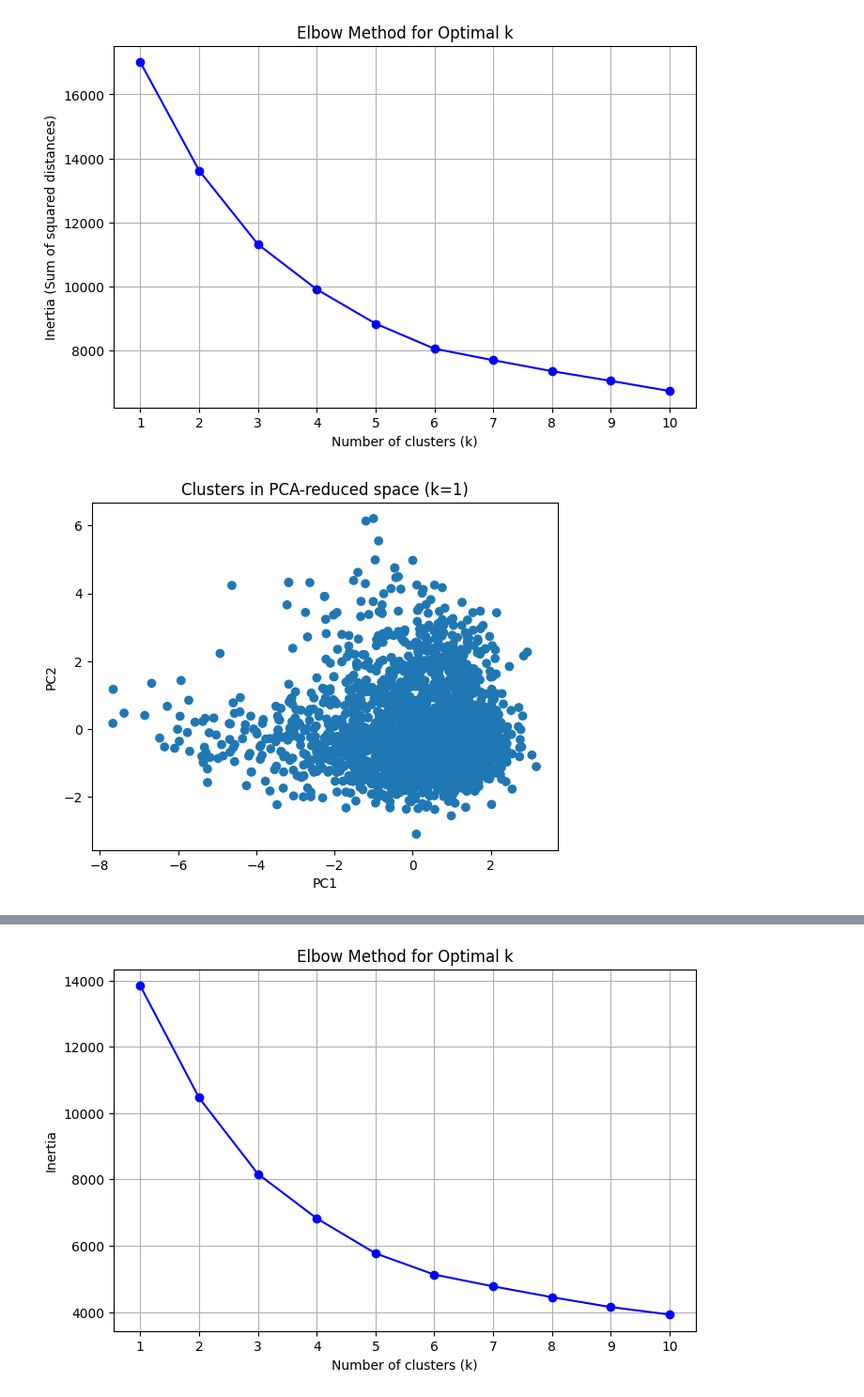
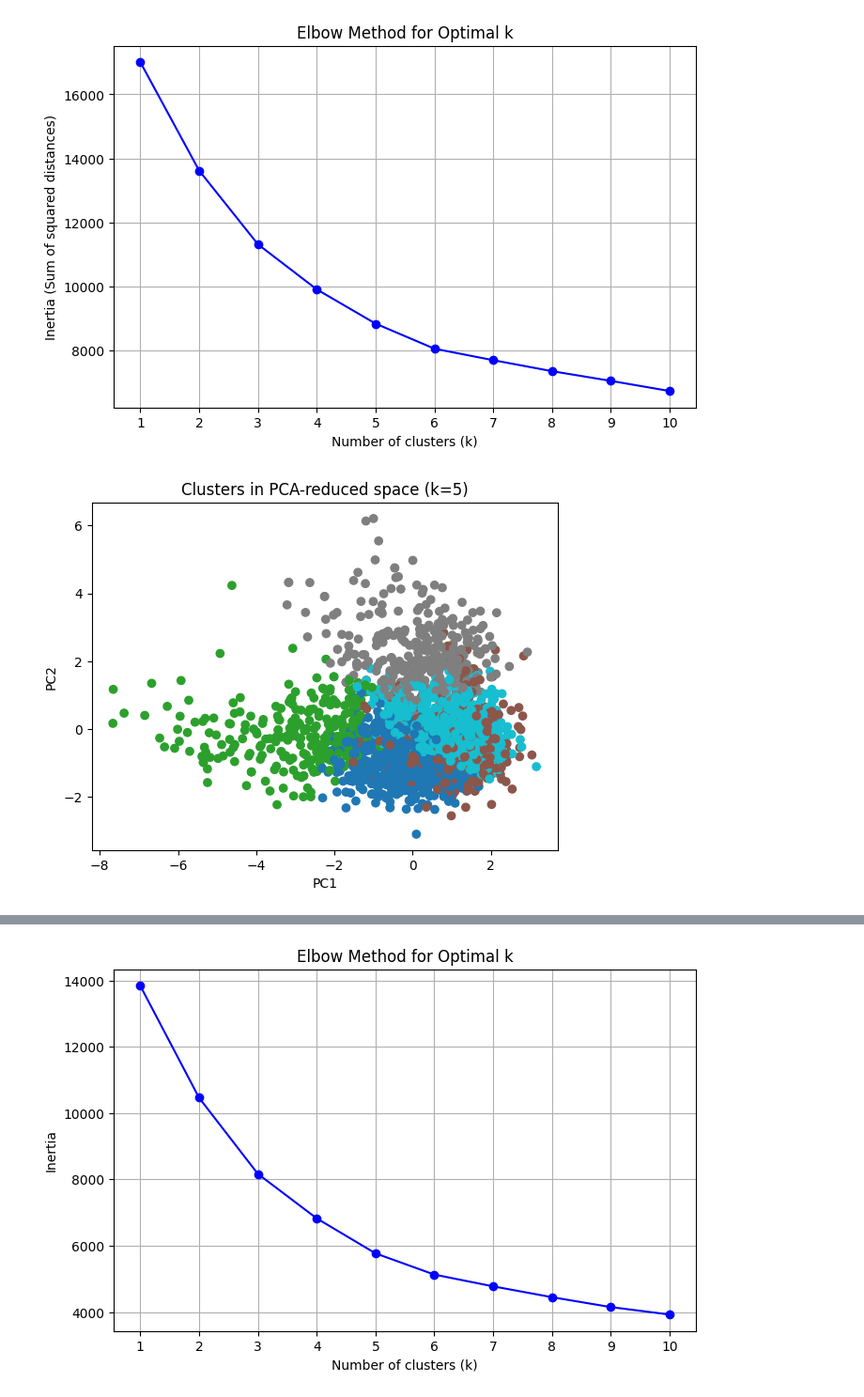
Before and after one commit to fxcollot/SpotifyUnsupervised, a Jupyter notebook: spotify_taib.ipynb, the cells around one changed output, grey strips where cells are left out. Shown at 94% size. Saved outputs shown, nothing was run; the diff lists cells and outputs as text; code cells hidden in the pictures.

```diff
--- a/spotify_taib.ipynb
+++ b/spotify_taib.ipynb
@@ -859,14 +863,14 @@ plt.show()
 # %% [output]
 [figure]
 # %%
-best_k = 1
+best_k = 5
 kmeans = KMeans(n_clusters=best_k, n_init=20, random_state=42)
 labels = kmeans.fit_predict(X_pca)
 
 plt.scatter(X_pca[:, 0], X_pca[:, 1], c=labels, cmap='tab10')
 plt.xlabel('PC1')
 plt.ylabel('PC2')
 plt.title(f'Clusters in PCA-reduced space (k={best_k})')
 plt.show()
 # %% [output]
-[figure, old version]
+[figure, new version]
```
Also changed, not shown: parts of 27 cells of this notebook.
